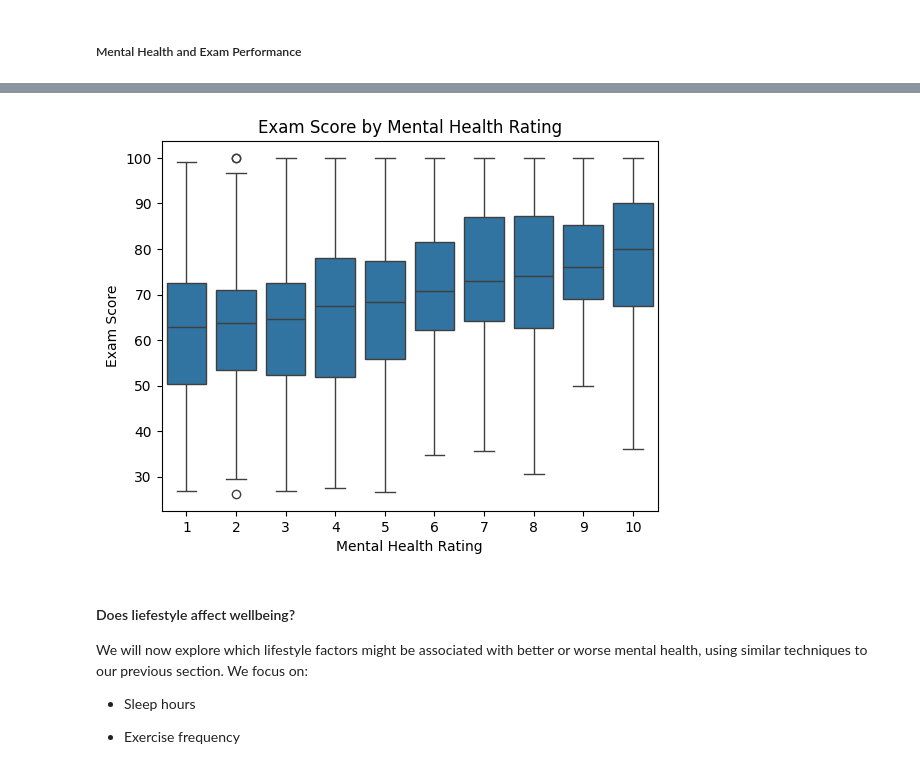
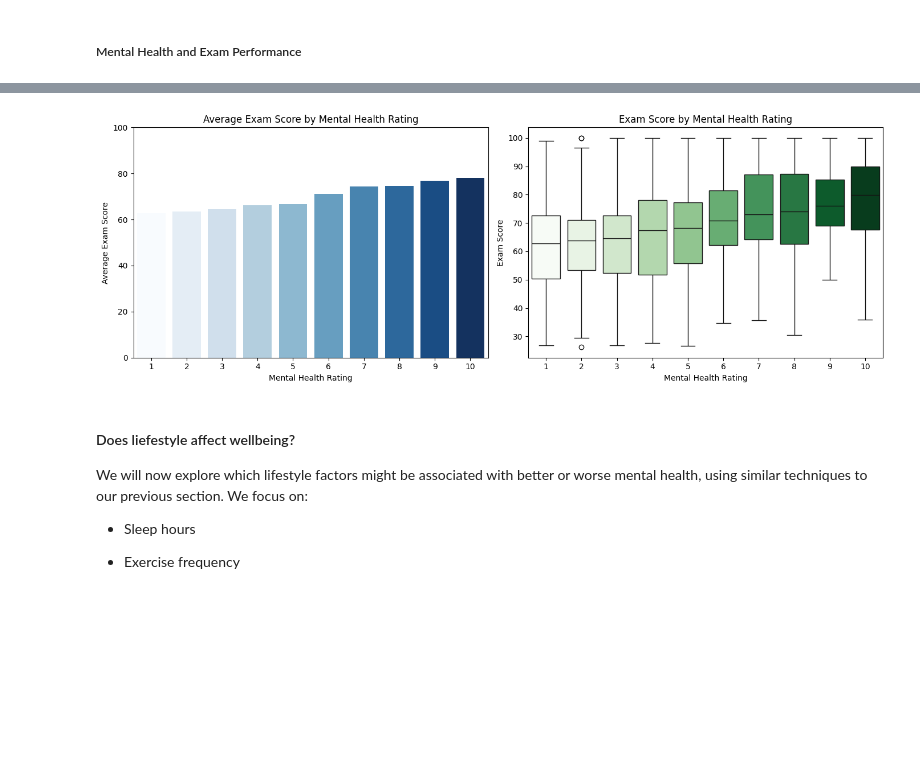
Before and after one commit to martyna-haliniak/visualisations_in_python, a Jupyter notebook: visualisations_task.ipynb, the cells around one changed output, grey strips where cells are left out. Drawn from its saved outputs; the diff is of its cells as text; code cells hidden in the pictures; blank space fills up the shorter version.

```diff
--- a/visualisations_task.ipynb
+++ b/visualisations_task.ipynb
@@ -396,12 +380,33 @@ plt.show()
-# %%
-# Boxplot
-sns.boxplot(x='mental_health_rating', y='exam_score', data=df)
-plt.title('Exam Score by Mental Health Rating')
-plt.xlabel('Mental Health Rating')
-plt.ylabel('Exam Score')
-plt.show()
-# %% [output]
-[figure, removed]
+# %%
+# Prepare data for the barplot
+mean_scores = df.groupby('mental_health_rating')['exam_score'].mean().reset_index()
+
+# Create side-by-side plots
+fig, axes = plt.subplots(1, 2, figsize=(14, 5))
+
+# Barplot: Average Exam Score by Mental Health Rating
+sns.barplot(
+    x='mental_health_rating', y='exam_score', hue='mental_health_rating',
+    data=mean_scores, ax=axes[0], palette='Blues', legend=False
+)
+axes[0].set_title('Average Exam Score by Mental Health Rating')
+axes[0].set_xlabel('Mental Health Rating')
+axes[0].set_ylabel('Average Exam Score')
+axes[0].set_ylim(0, 100)
+
+# Boxplot: Exam Score by Mental Health Rating
+sns.boxplot(
+    x='mental_health_rating', y='exam_score', hue='mental_health_rating',
+    data=df, ax=axes[1], palette='Greens', legend=False
+)
+axes[1].set_title('Exam Score by Mental Health Rating')
+axes[1].set_xlabel('Mental Health Rating')
+axes[1].set_ylabel('Exam Score')
+
+plt.tight_layout()
+plt.show()
+# %% [output]
+[figure, added]
 # %% [markdown]
 #### Does liefestyle affect wellbeing?
 
```
Also changed, not shown: parts of 10 cells of this notebook.
